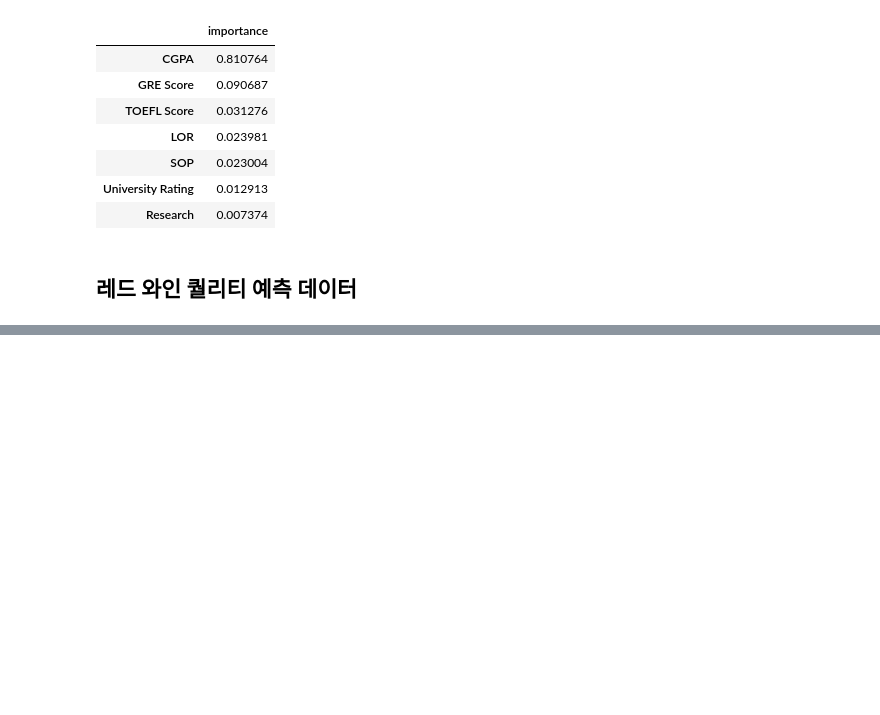
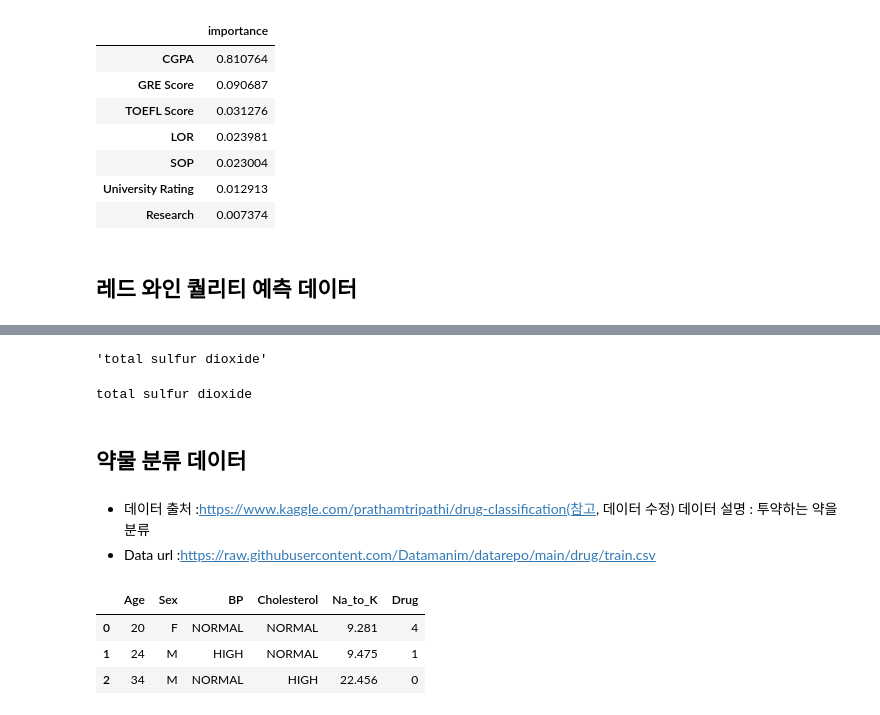
Before and after one commit to heyggun/bigdata_analysis_test, a Jupyter notebook: DataManim_type1_case4.ipynb, the cells around one changed output, grey strips where cells are left out. Saved outputs shown, nothing was run; the diff lists cells and outputs as text; code cells hidden in the pictures; blank space fills up the shorter version.

```diff
--- a/DataManim_type1_case4.ipynb
+++ b/DataManim_type1_case4.ipynb
@@ -121,0 +137,31 @@ pd.DataFrame({'importance': ml.feature_importances_}, X.columns).sort_values(by=
+# %%
+qual_3 = df.loc[df['quality']==3].std()
+qual_8 = df.loc[df['quality']==8].std()
+
+
+temp = pd.concat([qual_3, qual_8], axis=1).rename(columns={0:'qual_3', 1:'qual_8'})
+temp['gap'] = temp['qual_3'] - temp['qual_8']
+temp['abs_gap'] = temp['gap'].apply(lambda x: abs(x))
+temp.sort_values(by='abs_gap', ascending=False).index[0]
+# %% [output]
+'total sulfur dioxide'
+# %%
+answer = (df.loc[df.quality ==8].std() -df.loc[df.quality ==3].std()).sort_values().index[-1]
+print(answer)
+# %% [output]
+total sulfur dioxide
+# %% [markdown]
+## 약물 분류 데이터
+# %% [markdown]
+- 데이터 출처 :https://www.kaggle.com/prathamtripathi/drug-classification(참고, 데이터 수정)
+데이터 설명 : 투약하는 약을 분류
+- Data url :https://raw.githubusercontent.com/Datamanim/datarepo/main/drug/train.csv
+# %%
+DataUrl = 'https://raw.githubusercontent.com/Datamanim/datarepo/main/drug/train.csv'
+df = pd.read_csv(DataUrl)
+display(df.head(3))
+# %% [output]
+|  | Age | Sex | BP | Cholesterol | Na_to_K | Drug |
+| 0 | 20 | F | NORMAL | NORMAL | 9.281 | 4 |
+| 1 | 24 | M | HIGH | NORMAL | 9.475 | 1 |
+| 2 | 34 | M | NORMAL | HIGH | 22.456 | 0 |
```
Also changed, not shown: parts of 5 cells of this notebook.
